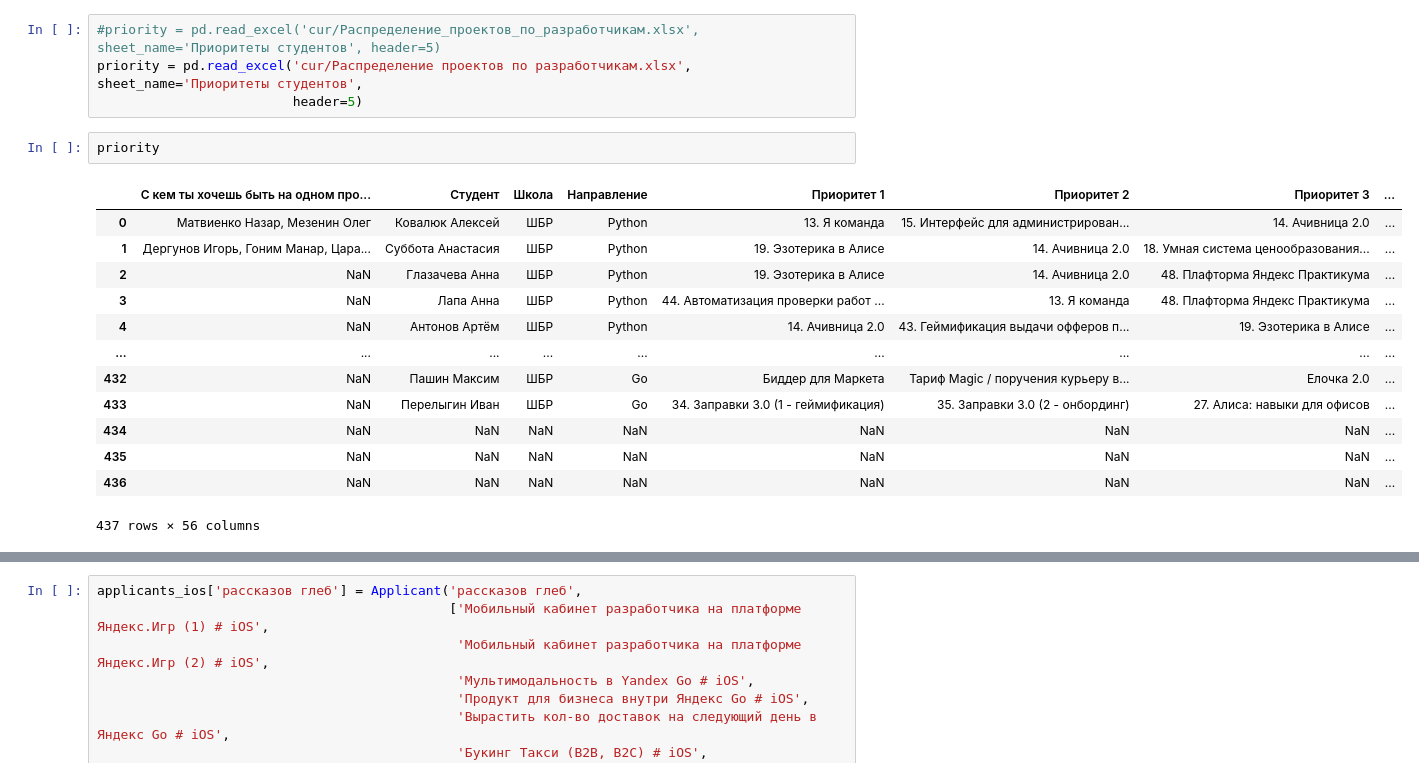
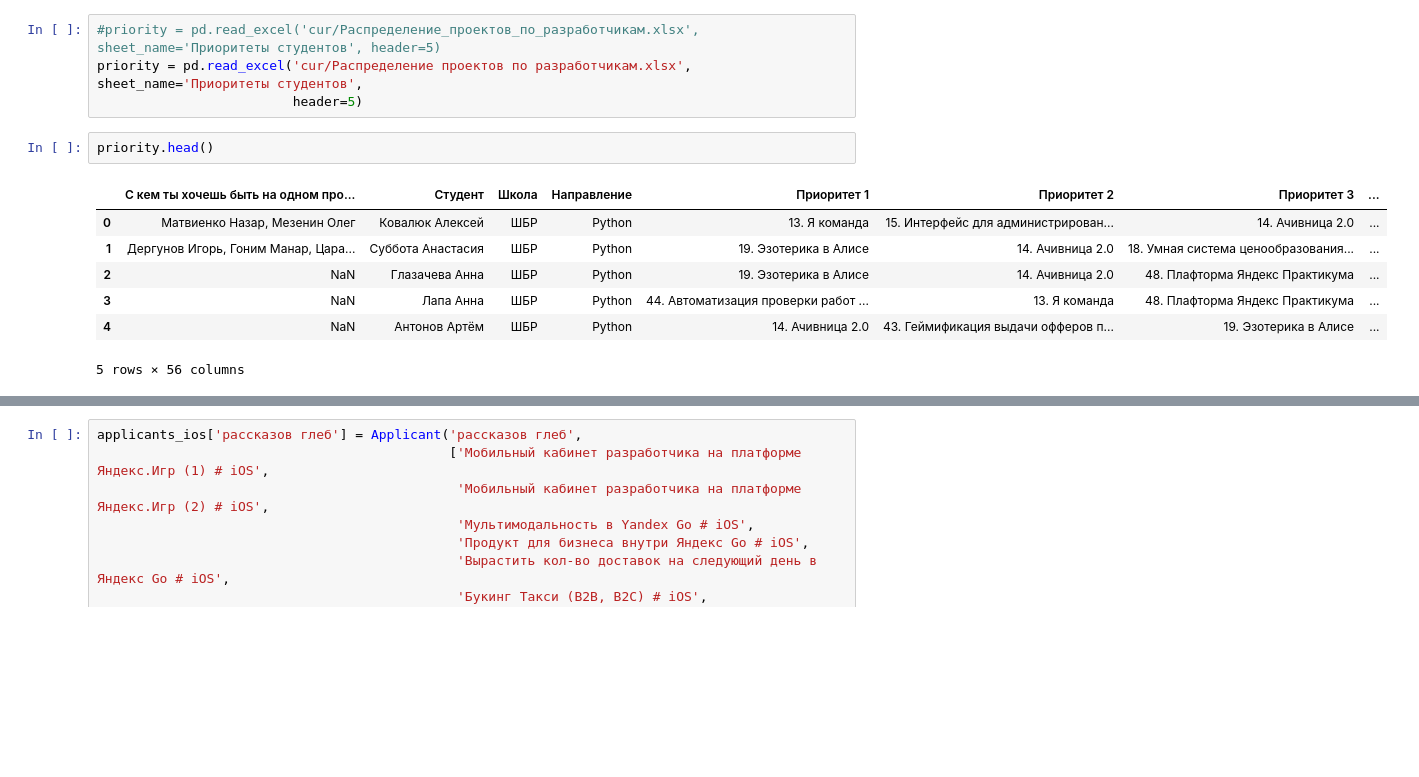
Before and after one commit to stepanskiba/match_master, a Jupyter notebook: test_developers.ipynb, the cells around one changed output, grey strips where cells are left out. Cells and saved outputs as stored; diff of their text form; blank space fills up the shorter version.

```diff
--- a/test_developers.ipynb
+++ b/test_developers.ipynb
@@ -341,21 +274,15 @@ assert sum(value.capacity for value in projects_go.values()) == len(ratings_go)
 priority = pd.read_excel('cur/Распределение проектов по разработчикам.xlsx', sheet_name='Приоритеты студентов',
                          header=5)
 # %%
-priority
+priority.head()
 # %% [output]
 |  | С кем ты хочешь быть на одном про... | Студент | Школа | Направление | Приоритет 1 | Приоритет 2 | Приоритет 3 | ... |
 | 0 | Матвиенко Назар, Мезенин Олег | Ковалюк Алексей | ШБР | Python | 13. Я команда | 15. Интерфейс для администрирован... | 14. Ачивница 2.0 | ... |
 | 1 | Дергунов Игорь, Гоним Манар, Цара... | Суббота Анастасия | ШБР | Python | 19. Эзотерика в Алисе | 14. Ачивница 2.0 | 18. Умная система ценообразования... | ... |
 | 2 | NaN | Глазачева Анна | ШБР | Python | 19. Эзотерика в Алисе | 14. Ачивница 2.0 | 48. Плафторма Яндекс Практикума | ... |
 | 3 | NaN | Лапа Анна | ШБР | Python | 44. Автоматизация проверки работ ... | 13. Я команда | 48. Плафторма Яндекс Практикума | ... |
 | 4 | NaN | Антонов Артём | ШБР | Python | 14. Ачивница 2.0 | 43. Геймификация выдачи офферов п... | 19. Эзотерика в Алисе | ... |
-| ... | ... | ... | ... | ... | ... | ... | ... | ... |
-| 432 | NaN | Пашин Максим | ШБР | Go | Биддер для Маркета | Тариф Magic / поручения курьеру в... | Елочка 2.0 | ... |
-| 433 | NaN | Перелыгин Иван | ШБР | Go | 34. Заправки 3.0 (1 - геймификация) | 35. Заправки 3.0 (2 - онбординг) | 27. Алиса: навыки для офисов | ... |
-| 434 | NaN | NaN | NaN | NaN | NaN | NaN | NaN | ... |
-| 435 | NaN | NaN | NaN | NaN | NaN | NaN | NaN | ... |
-| 436 | NaN | NaN | NaN | NaN | NaN | NaN | NaN | ... |
-437 rows × 56 columns
+5 rows × 56 columns
 # %%
 applicants_python = {}
 applicants_go = {}
```
Also changed, not shown: parts of 13 cells of this notebook.
